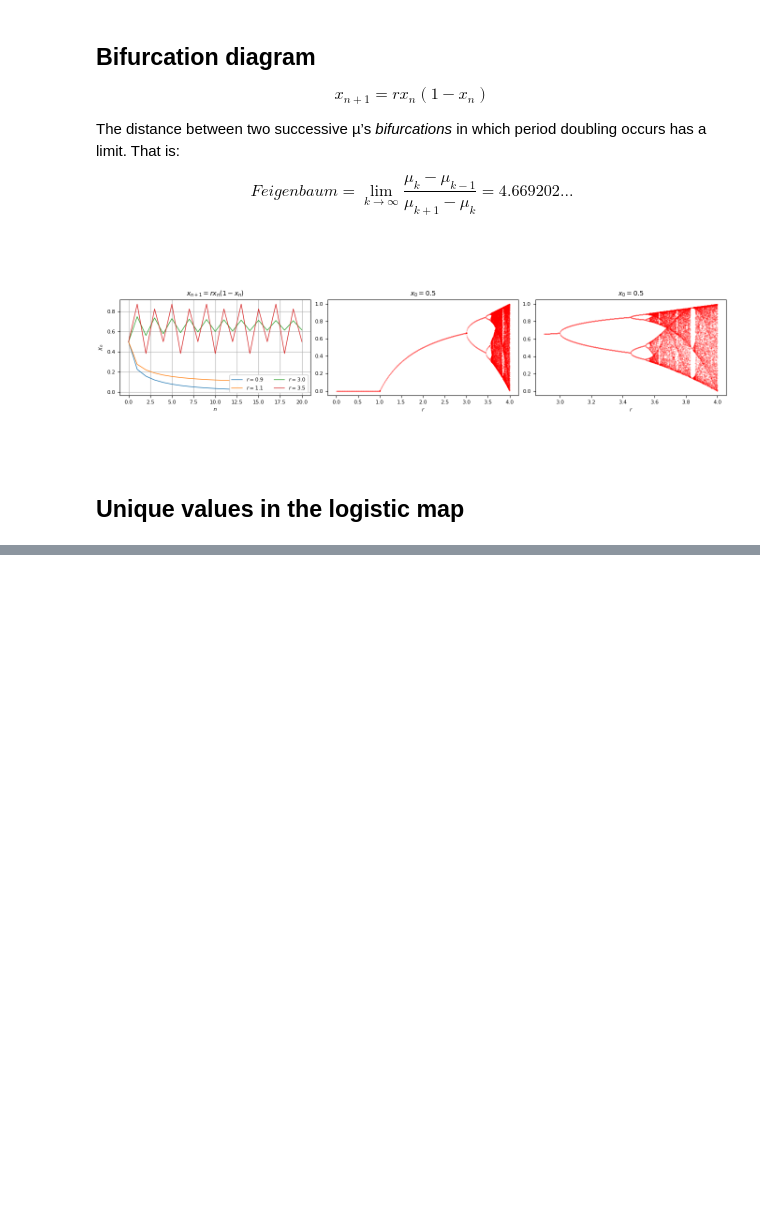
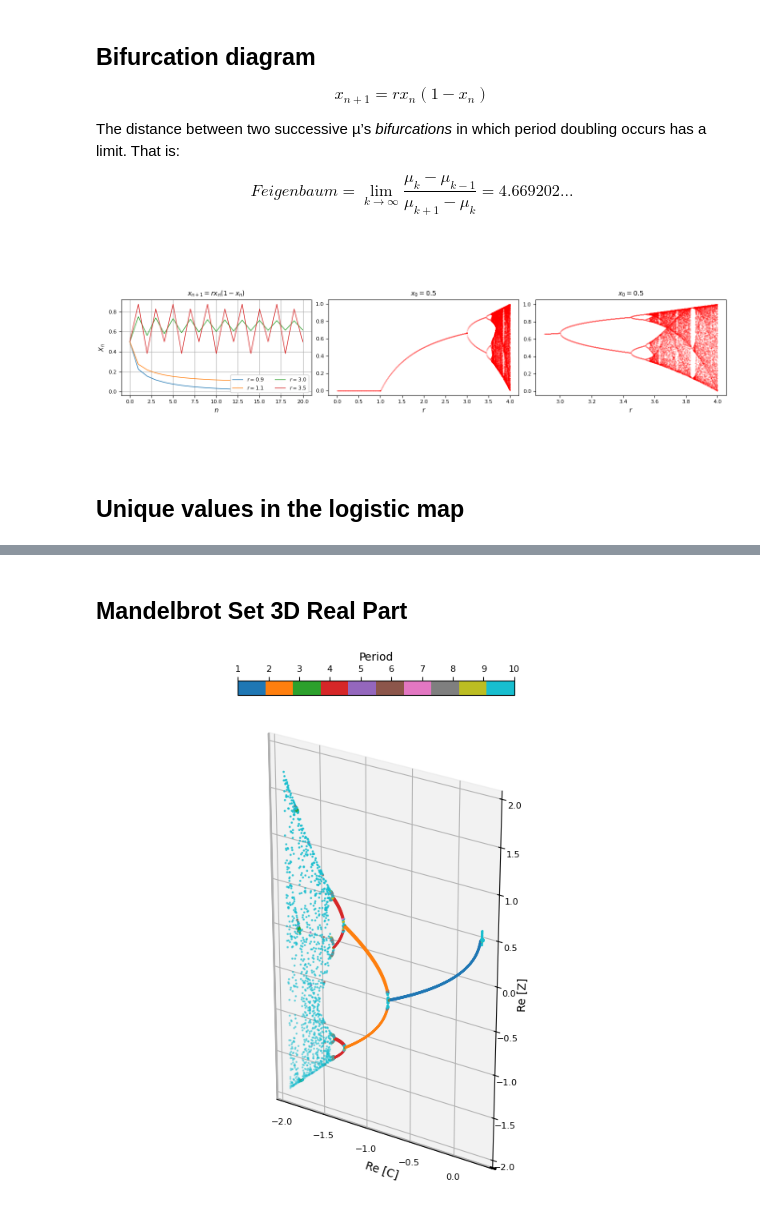
Before and after one commit to GenioSainz/Colab-Demos, a Jupyter notebook: scripts/MandelbrotStability.ipynb, the cells around one changed output, grey strips where cells are left out. Saved outputs shown, nothing was run; the diff lists cells and outputs as text; code cells hidden in the pictures; blank space fills up the shorter version.

```diff
--- a/scripts/MandelbrotStability.ipynb
+++ b/scripts/MandelbrotStability.ipynb
@@ -457,0 +544,18 @@ zx_map [-1.38915783 -1.3557948  -1.18852738 -1.09799601 -0.18407891  0.02291505
+# %% [markdown]
+## Mandelbrot Set 3D Real Part
+# %%
+Cre,Cim,Zre,periods= mandelbrot_set3D(Nmax=500,Msize=5,lims={ "xlims":[-1.9,0.5],"ylims":[-0.01,0.01]})
+
+sizepx  = 700
+fig, ax = plt.subplots(1,1,figsize=(sizepx*px2inch, sizepx*px2inch),constrained_layout=True,subplot_kw={"projection": "3d"})
+fig.canvas.header_visible = False
+cmap       = 'tab10'
+
+points_3d4 = ax.scatter(Cre,Cim,Zre, c=periods, s=1, cmap=cmap)
+cbar       = fig.colorbar(points_3d4, ax=ax,location='top', shrink=0.5,ticks=np.arange(0,11))
+cbar.set_label('Period', rotation=0)
+plot_sets(ax,gr=True,xla='Re [C]',zla='Re [Z]',zli=[-2,2],ar='equal',yticks_off=True)
+
+plt.show()
+# %% [output]
+[figure, added]
```
Also changed, not shown: parts of 10 cells of this notebook, 1 other file.
